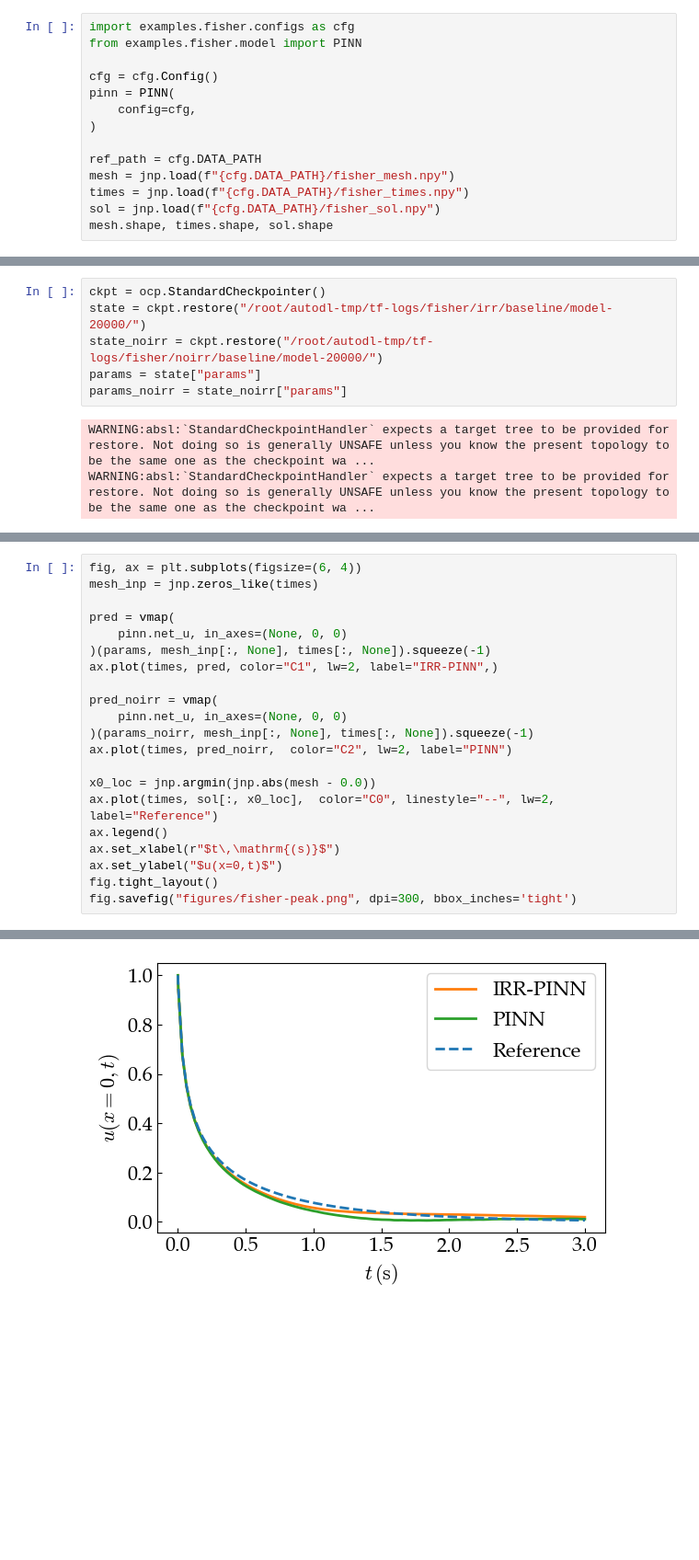
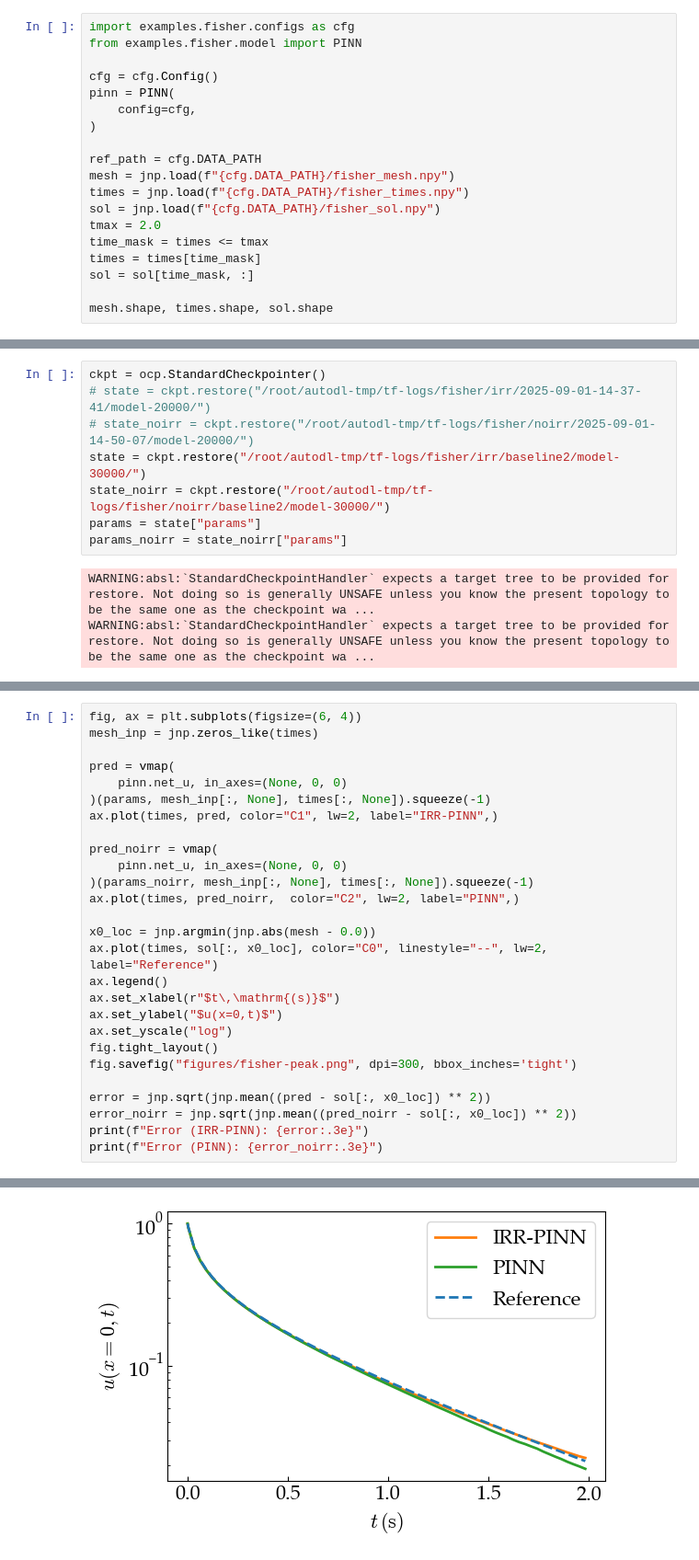
Before and after one commit to NanxiiChen/irr-pinns, a Jupyter notebook: examples/fisher/eval.ipynb, the cells around one changed output, grey strips where cells are left out. Shown at 92% size. Drawn from its saved outputs; the diff is of its cells as text; blank space fills up the shorter version.

```diff
--- a/examples/fisher/eval.ipynb
+++ b/examples/fisher/eval.ipynb
@@ -42,5 +42,10 @@ ref_path = cfg.DATA_PATH
 mesh = jnp.load(f"{cfg.DATA_PATH}/fisher_mesh.npy")
 times = jnp.load(f"{cfg.DATA_PATH}/fisher_times.npy")
 sol = jnp.load(f"{cfg.DATA_PATH}/fisher_sol.npy")
+tmax = 2.0
+time_mask = times <= tmax
+times = times[time_mask]
+sol = sol[time_mask, :]
+
 mesh.shape, times.shape, sol.shape
 # %% [output]
@@ -48,7 +53,9 @@ mesh.shape, times.shape, sol.shape
 # %%
 ckpt = ocp.StandardCheckpointer()
-state = ckpt.restore("/root/autodl-tmp/tf-logs/fisher/irr/baseline/model-20000/")
-state_noirr = ckpt.restore("/root/autodl-tmp/tf-logs/fisher/noirr/baseline/model-20000/")
+# state = ckpt.restore("/root/autodl-tmp/tf-logs/fisher/irr/2025-09-01-14-37-41/model-20000/")
+# state_noirr = ckpt.restore("/root/autodl-tmp/tf-logs/fisher/noirr/2025-09-01-14-50-07/model-20000/")
+state = ckpt.restore("/root/autodl-tmp/tf-logs/fisher/irr/baseline2/model-30000/")
+state_noirr = ckpt.restore("/root/autodl-tmp/tf-logs/fisher/noirr/baseline2/model-30000/")
 params = state["params"]
 params_noirr = state_noirr["params"]
 # %% [output]
@@ -91,13 +98,19 @@ ax.plot(times, pred, color="C1", lw=2, label="IRR-PINN",)
 pred_noirr = vmap(
     pinn.net_u, in_axes=(None, 0, 0)
 )(params_noirr, mesh_inp[:, None], times[:, None]).squeeze(-1)
-ax.plot(times, pred_noirr,  color="C2", lw=2, label="PINN")
+ax.plot(times, pred_noirr,  color="C2", lw=2, label="PINN",)
 
 x0_loc = jnp.argmin(jnp.abs(mesh - 0.0))
-ax.plot(times, sol[:, x0_loc],  color="C0", linestyle="--", lw=2, label="Reference")
+ax.plot(times, sol[:, x0_loc], color="C0", linestyle="--", lw=2, label="Reference")
 ax.legend()
 ax.set_xlabel(r"$t\,\mathrm{(s)}$")
 ax.set_ylabel("$u(x=0,t)$")
+ax.set_yscale("log")
 fig.tight_layout()
 fig.savefig("figures/fisher-peak.png", dpi=300, bbox_inches='tight')
+
+error = jnp.sqrt(jnp.mean((pred - sol[:, x0_loc]) ** 2))
+error_noirr = jnp.sqrt(jnp.mean((pred_noirr - sol[:, x0_loc]) ** 2))
+print(f"Error (IRR-PINN): {error:.3e}")
+print(f"Error (PINN): {error_noirr:.3e}")
 # %% [output]
@@ -104 +119 @@ fig.savefig("figures/fisher-peak.png", dpi=300, bbox_inches='tight')
-[figure, old version]
+[figure, new version]
```
Also changed, not shown: parts of 13 cells of this notebook, 16 other files.
